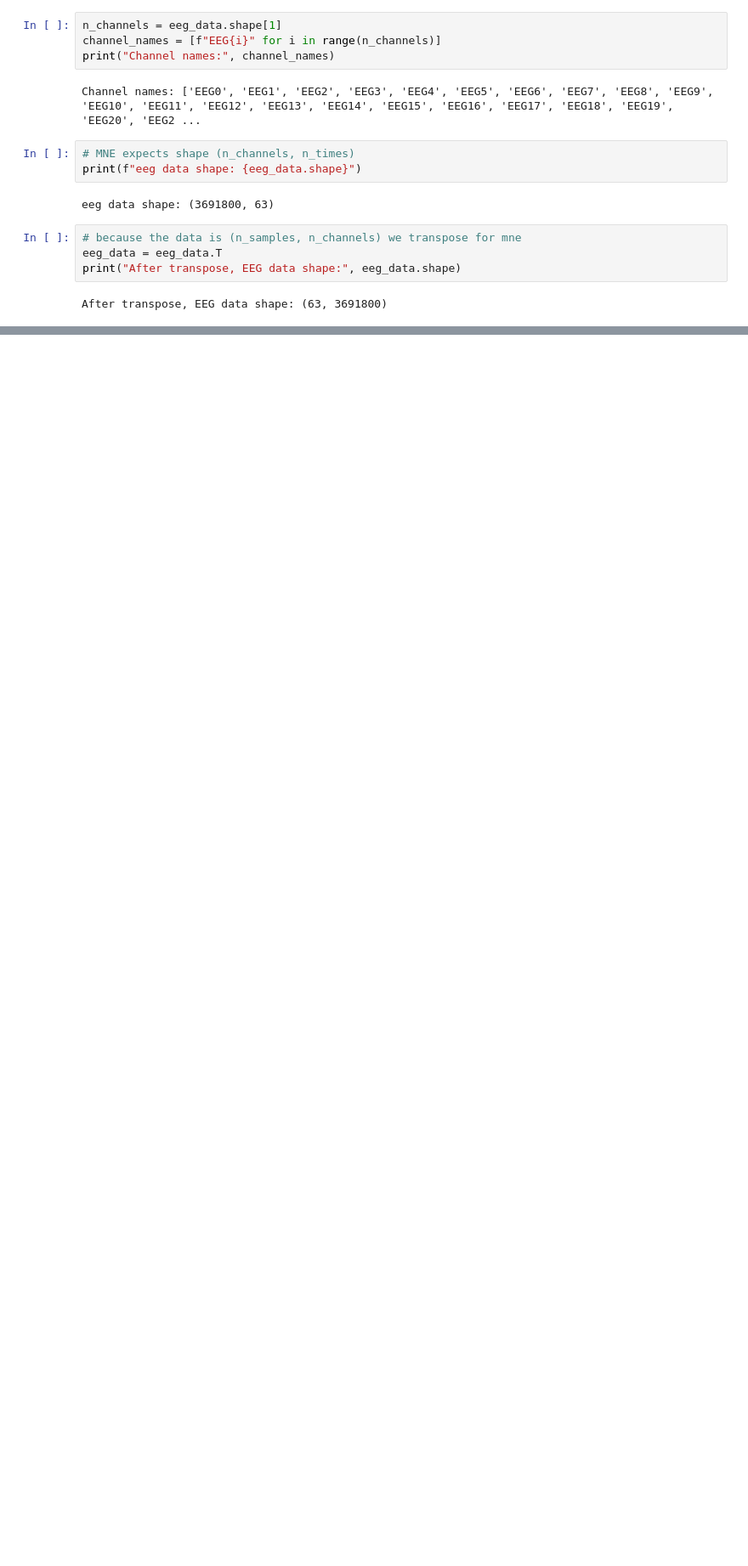
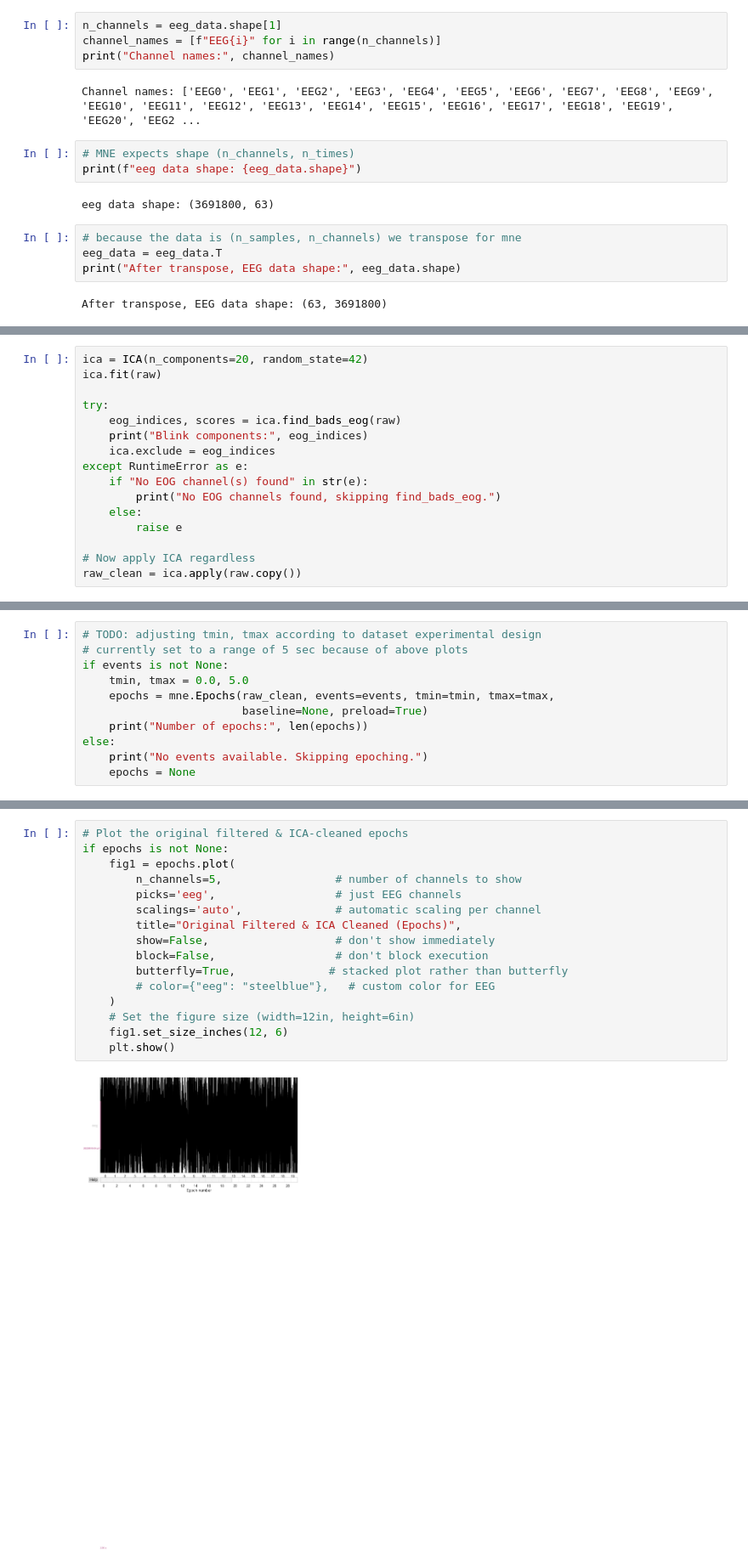
Before and after one commit to tneuschaefer/gnn-project, a Jupyter notebook: data_preprocessing_module.ipynb, the cells around one changed output, grey strips where cells are left out. Shown: that part at 85% size. Drawn from its saved outputs; the diff is of its cells as text; blank space fills up the shorter version.

```diff
--- a/data_preprocessing_module.ipynb
+++ b/data_preprocessing_module.ipynb
@@ -176,0 +304,16 @@ After transpose, EEG data shape: (63, 3691800)
+# %%
+ica = ICA(n_components=20, random_state=42)
+ica.fit(raw)
+
+try:
+    eog_indices, scores = ica.find_bads_eog(raw)
+    print("Blink components:", eog_indices)
+    ica.exclude = eog_indices
+except RuntimeError as e:
+    if "No EOG channel(s) found" in str(e):
+        print("No EOG channels found, skipping find_bads_eog.")
+    else:
+        raise e
+
+# Now apply ICA regardless
+raw_clean = ica.apply(raw.copy())
@@ -176,0 +338,11 @@ After transpose, EEG data shape: (63, 3691800)
+# %%
+# TODO: adjusting tmin, tmax according to dataset experimental design
+# currently set to a range of 5 sec because of above plots
+if events is not None:
+    tmin, tmax = 0.0, 5.0
+    epochs = mne.Epochs(raw_clean, events=events, tmin=tmin, tmax=tmax,
+                        baseline=None, preload=True)
+    print("Number of epochs:", len(epochs))
+else:
+    print("No events available. Skipping epoching.")
+    epochs = None
@@ -176,0 +381,18 @@ After transpose, EEG data shape: (63, 3691800)
+# %%
+# Plot the original filtered & ICA-cleaned epochs
+if epochs is not None:
+    fig1 = epochs.plot(
+        n_channels=5,                 # number of channels to show
+        picks='eeg',                  # just EEG channels
+        scalings='auto',              # automatic scaling per channel
+        title="Original Filtered & ICA Cleaned (Epochs)",
+        show=False,                   # don't show immediately
+        block=False,                  # don't block execution
+        butterfly=True,              # stacked plot rather than butterfly
+        # color={"eeg": "steelblue"},   # custom color for EEG
+    )
+    # Set the figure size (width=12in, height=6in)
+    fig1.set_size_inches(12, 6)
+    plt.show()
+# %% [output]
+[figure, added]
```
Also changed, not shown: parts of 21 cells of this notebook.
